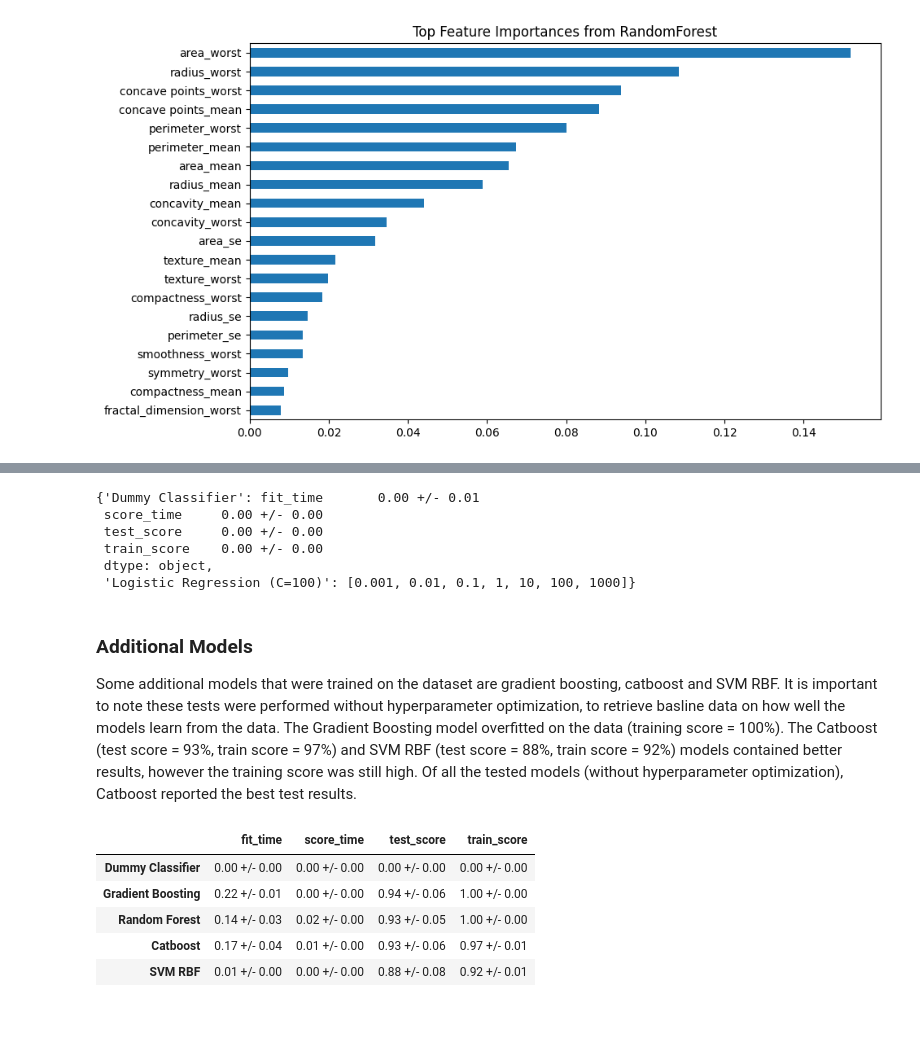
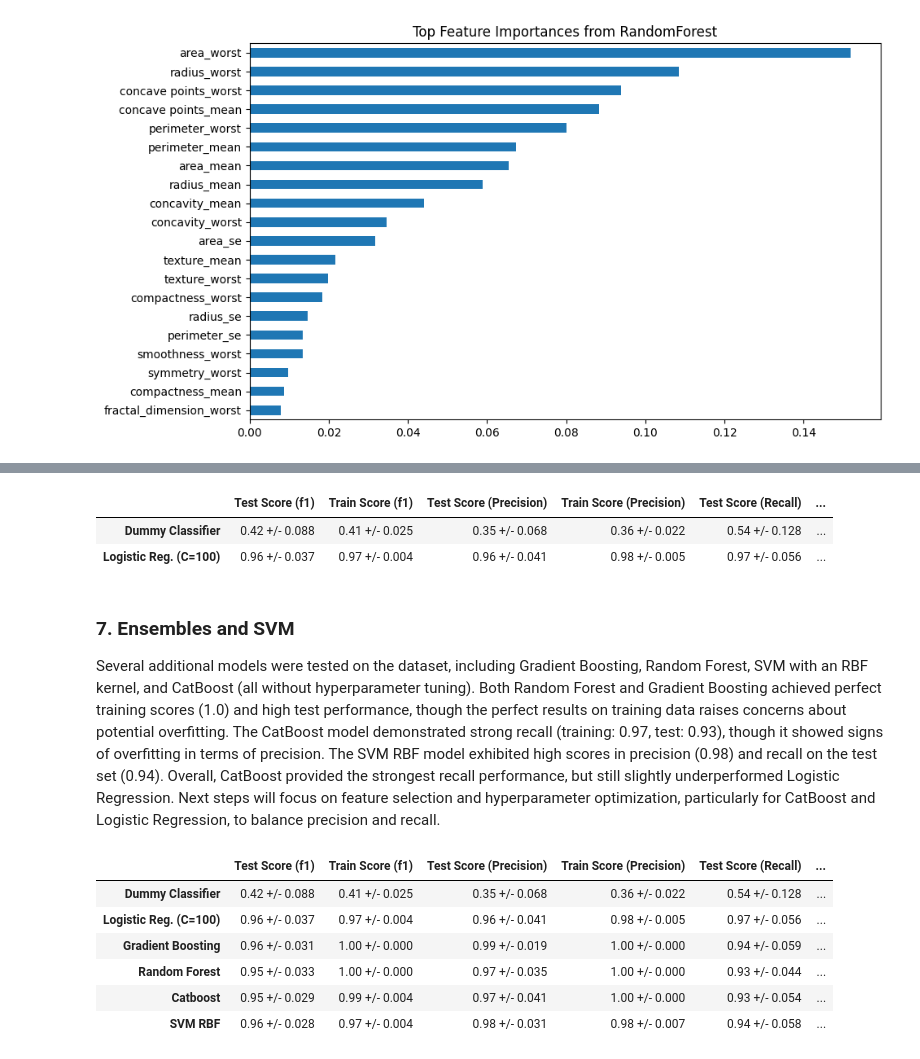
Before and after one commit to nb488/Breast-Cancer-Diagnosis-Project, a Jupyter notebook: main.ipynb, the cells around one changed output, grey strips where cells are left out. Cells and saved outputs as stored; diff of their text form; code cells hidden in the pictures; blank space fills up the shorter version.

Commit message:
Finished documentation for shap, final results, takeaways

```diff
--- a/main.ipynb
+++ b/main.ipynb
@@ -316,14 +299,13 @@ lr_scores_dict = {
     "mean_cv_scores" : list()
 }
 # %%
-#** change to mean_std_cross_val_scores and add to the main results table
 for C in lr_scores_dict["C"]:
-    lr = LogisticRegression(C=C, max_iter=1000)
+    lr = LogisticRegression(C=C, max_iter=1000, random_state=123)
     pipe_lr = make_pipeline(preprocessor, lr)
     score = mean_std_cross_val_scores(pipe_lr, X_train, y_train)
 
-    lr_scores_dict["mean_train_scores"].append(score["train_score"])
-    lr_scores_dict["mean_cv_scores"].append(score["test_score"])
+    lr_scores_dict["mean_train_scores"].append(score["Train Score (Recall)"])
+    lr_scores_dict["mean_cv_scores"].append(score["Test Score (Recall)"])
 # %%
 pd.DataFrame(lr_scores_dict)
 # %% [output]
@@ -356,42 +320,40 @@ lr_scores_dict
 # %%
-# add to the main results table
-results["Logistic Regression (C=100)"] = lr_scores_dict.get("C", 100)
+# add linear reg. with best C parameter to the main results table
+pipe_lr_best = make_pipeline(preprocessor, LogisticRegression(C = 100.000, max_iter=1000, random_state=123))
+lr_score = mean_std_cross_val_scores(pipe_lr_best, X_train, y_train)
-# %%
-results
-# %% [output]
-{'Dummy Classifier': fit_time       0.00 +/- 0.01
- score_time     0.00 +/- 0.00
- test_score     0.00 +/- 0.00
- train_score    0.00 +/- 0.00
- dtype: object,
- 'Logistic Regression (C=100)': [0.001, 0.01, 0.1, 1, 10, 100, 1000]}
+# %%
+results["Logistic Reg. (C=100)"] = lr_score
+pd.DataFrame(results).T
+# %% [output]
+|  | Test Score (f1) | Train Score (f1) | Test Score (Precision) | Train Score (Precision) | Test Score (Recall) | ... |
+| Dummy Classifier | 0.42 +/- 0.088 | 0.41 +/- 0.025 | 0.35 +/- 0.068 | 0.36 +/- 0.022 | 0.54 +/- 0.128 | ... |
+| Logistic Reg. (C=100) | 0.96 +/- 0.037 | 0.97 +/- 0.004 | 0.96 +/- 0.041 | 0.98 +/- 0.005 | 0.97 +/- 0.056 | ... |
 # %% [markdown]
-### Additional Models
+### **7. Ensembles and SVM**
 
-Some additional models that were trained on the dataset are gradient boosting, catboost and SVM RBF. It is important to note these tests were performed without hyperparameter optimization, to retrieve basline data on how well the models learn from the data. The Gradient Boosting model overfitted on the data (training score = 100%). The Catboost (test score = 93%, train score = 97%) and SVM RBF (test score = 88%, train score = 92%) models contained better results, however the training score was still high. Of all the tested models (without hyperparameter optimization), Catboost reported the best test results.
+Several additional models were tested on the dataset, including Gradient Boosting, Random Forest, SVM with an RBF kernel, and CatBoost (all without hyperparameter tuning). Both Random Forest and Gradient Boosting achieved perfect training scores (1.0) and high test performance, though the perfect results on training data raises concerns about potential overfitting. The CatBoost model demonstrated strong recall (training: 0.97, test: 0.93), though it showed signs of overfitting in terms of precision. The SVM RBF model exhibited high scores in precision (0.98) and recall on the test set (0.94). Overall, CatBoost provided the strongest recall performance, but still slightly underperformed Logistic Regression. Next steps will focus on feature selection and hyperparameter optimization, particularly for CatBoost and Logistic Regression, to balance precision and recall.
 # %%
 # maybe try without the gamme thing
 
 models = {
     "Gradient Boosting" : GradientBoostingClassifier(random_state=123),
-    #"Random Forest" : RandomForestClassifier(n_jobs=-1, random_state=123),
+    "Random Forest" : RandomForestClassifier(n_jobs=-1, random_state=123),
     "Catboost" : CatBoostClassifier(random_state=123, verbose=0, iterations=100),
-    "SVM RBF" : SVC(gamma = 0.01)
+    "SVM RBF" : SVC(random_state=123, kernel="rbf")
 }
 # %%
 for m in models :
     new_pipe = make_pipeline(preprocessor, models[m])
-    score = mean_std_cross_val_scores(new_pipe, X_train, y_train,
-                           scoring = 'recall',
-                           cv=10)
+    score = mean_std_cross_val_scores(new_pipe, X_train, y_train)
 
     results[f"{m}"] = score
 
 pd.DataFrame(results).T
 # %% [output]
-|  | fit_time | score_time | test_score | train_score |
-| Dummy Classifier | 0.00 +/- 0.00 | 0.00 +/- 0.00 | 0.00 +/- 0.00 | 0.00 +/- 0.00 |
-| Gradient Boosting | 0.22 +/- 0.01 | 0.00 +/- 0.00 | 0.94 +/- 0.06 | 1.00 +/- 0.00 |
-| Random Forest | 0.14 +/- 0.03 | 0.02 +/- 0.00 | 0.93 +/- 0.05 | 1.00 +/- 0.00 |
-| Catboost | 0.17 +/- 0.04 | 0.01 +/- 0.00 | 0.93 +/- 0.06 | 0.97 +/- 0.01 |
-| SVM RBF | 0.01 +/- 0.00 | 0.00 +/- 0.00 | 0.88 +/- 0.08 | 0.92 +/- 0.01 |
+|  | Test Score (f1) | Train Score (f1) | Test Score (Precision) | Train Score (Precision) | Test Score (Recall) | ... |
+| Dummy Classifier | 0.42 +/- 0.088 | 0.41 +/- 0.025 | 0.35 +/- 0.068 | 0.36 +/- 0.022 | 0.54 +/- 0.128 | ... |
+| Logistic Reg. (C=100) | 0.96 +/- 0.037 | 0.97 +/- 0.004 | 0.96 +/- 0.041 | 0.98 +/- 0.005 | 0.97 +/- 0.056 | ... |
+| Gradient Boosting | 0.96 +/- 0.031 | 1.00 +/- 0.000 | 0.99 +/- 0.019 | 1.00 +/- 0.000 | 0.94 +/- 0.059 | ... |
+| Random Forest | 0.95 +/- 0.033 | 1.00 +/- 0.000 | 0.97 +/- 0.035 | 1.00 +/- 0.000 | 0.93 +/- 0.044 | ... |
+| Catboost | 0.95 +/- 0.029 | 0.99 +/- 0.004 | 0.97 +/- 0.041 | 1.00 +/- 0.000 | 0.93 +/- 0.054 | ... |
+| SVM RBF | 0.96 +/- 0.028 | 0.97 +/- 0.004 | 0.98 +/- 0.031 | 0.98 +/- 0.007 | 0.94 +/- 0.058 | ... |
```
Also changed, not shown: parts of 65 cells of this notebook.
